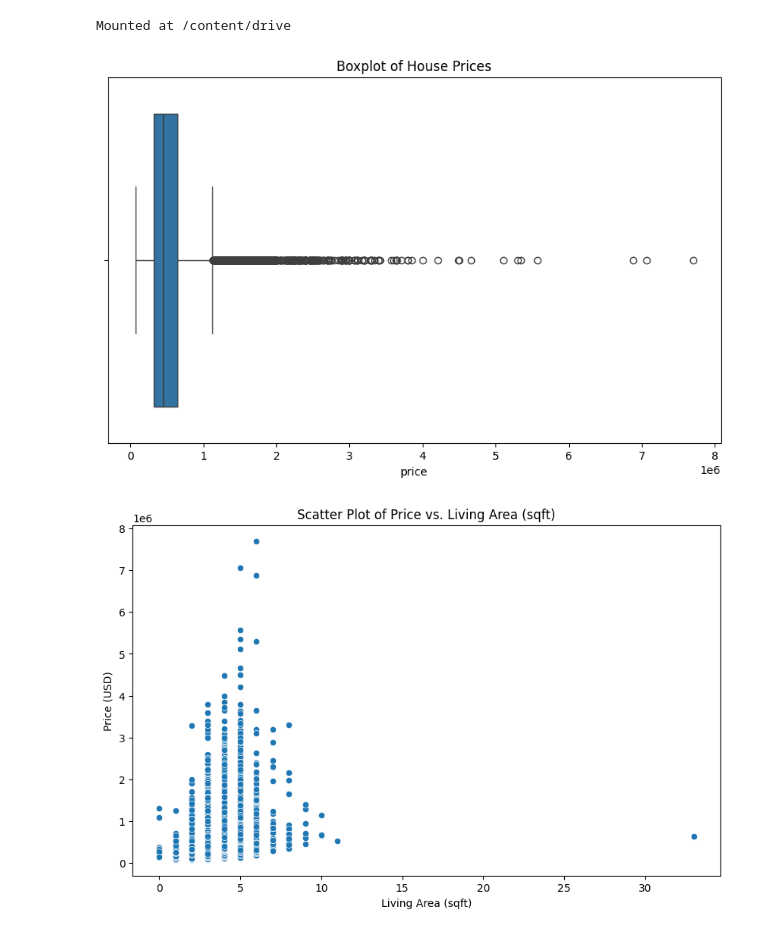
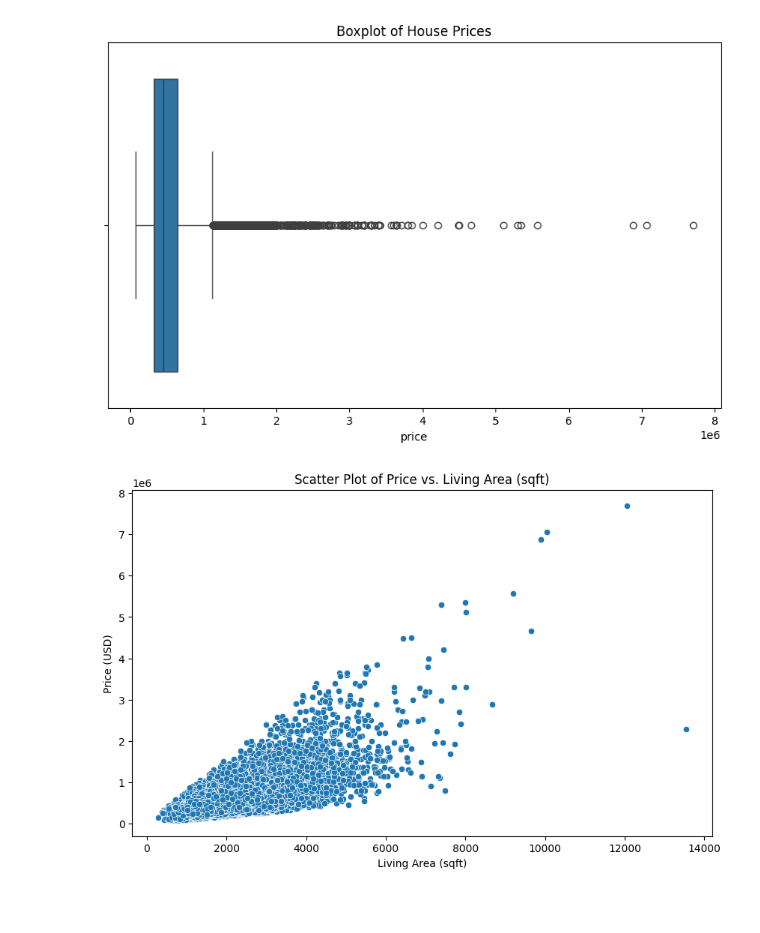
Before and after one commit to sp22adn/datascience-project, a Jupyter notebook: house.ipynb, the cells around one changed output. Drawn from its saved outputs; the diff is of its cells as text; code cells hidden in the pictures; blank space fills up the shorter version.

```diff
--- a/house.ipynb
+++ b/house.ipynb
@@ -3,42 +1,34 @@
-# %%
-# Load the Drive helper and mount
-from google.colab import drive
-drive.mount('/content/drive')
-# %% [output]
-Mounted at /content/drive
 # %%
 import pandas as pd
 import numpy as np
 import seaborn as sns
 import matplotlib.pyplot as plt
 
-# Specify the path to your file
-file_path = '/content/drive/MyDrive/shiva/kc_house_data.csv'
+# Load the dataset
+houses = pd.read_csv("kc_house_data.csv")
 
-# Read the CSV file into a DataFrame
-houses = pd.read_csv(file_path)
 houses['date']=pd.to_datetime(houses['date'])
 
 # Boxplot for price
 plt.figure(figsize=(10, 6))
 sns.boxplot(x=houses['price'])
 plt.title('Boxplot of House Prices')
 plt.show()
 
 # Scatter plot for price vs sqft_living
 plt.figure(figsize=(10, 6))
-sns.scatterplot(x=houses['bedrooms'], y=houses['price'])
+sns.scatterplot(x=houses['sqft_living'], y=houses['price'])
 plt.title('Scatter Plot of Price vs. Living Area (sqft)')
 plt.xlabel('Living Area (sqft)')
 plt.ylabel('Price (USD)')
 plt.show()
 
 # Correlation plot
 plt.figure(figsize=(14, 10))
 sns.heatmap(houses.corr(), annot=True, fmt='.2f', cmap='coolwarm')
 plt.title('Correlation Heatmap')
 plt.show()
 # %% [output]
 [figure]
-[figure, old version]
+[figure, new version]
 [figure]
```
Also changed, not shown: parts of 12 cells of this notebook, 10 other files.
